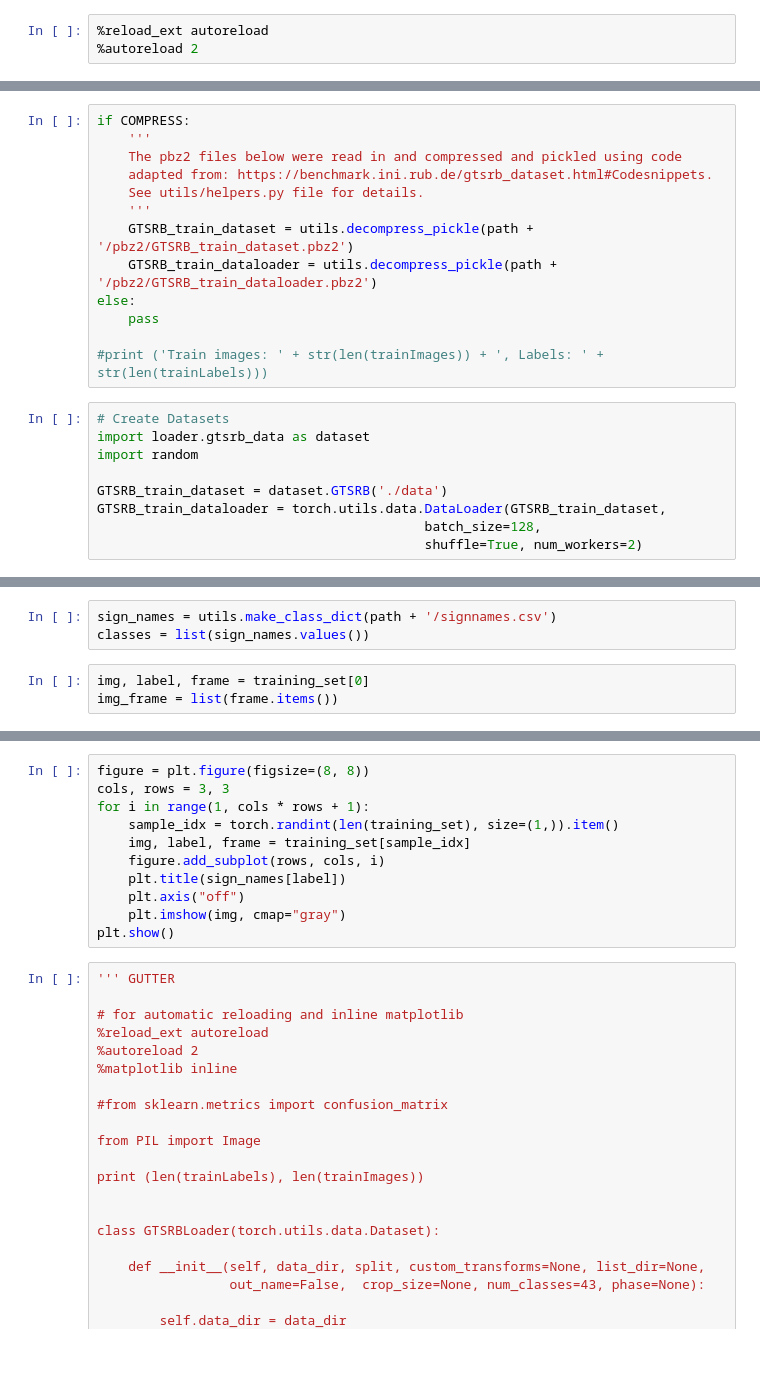
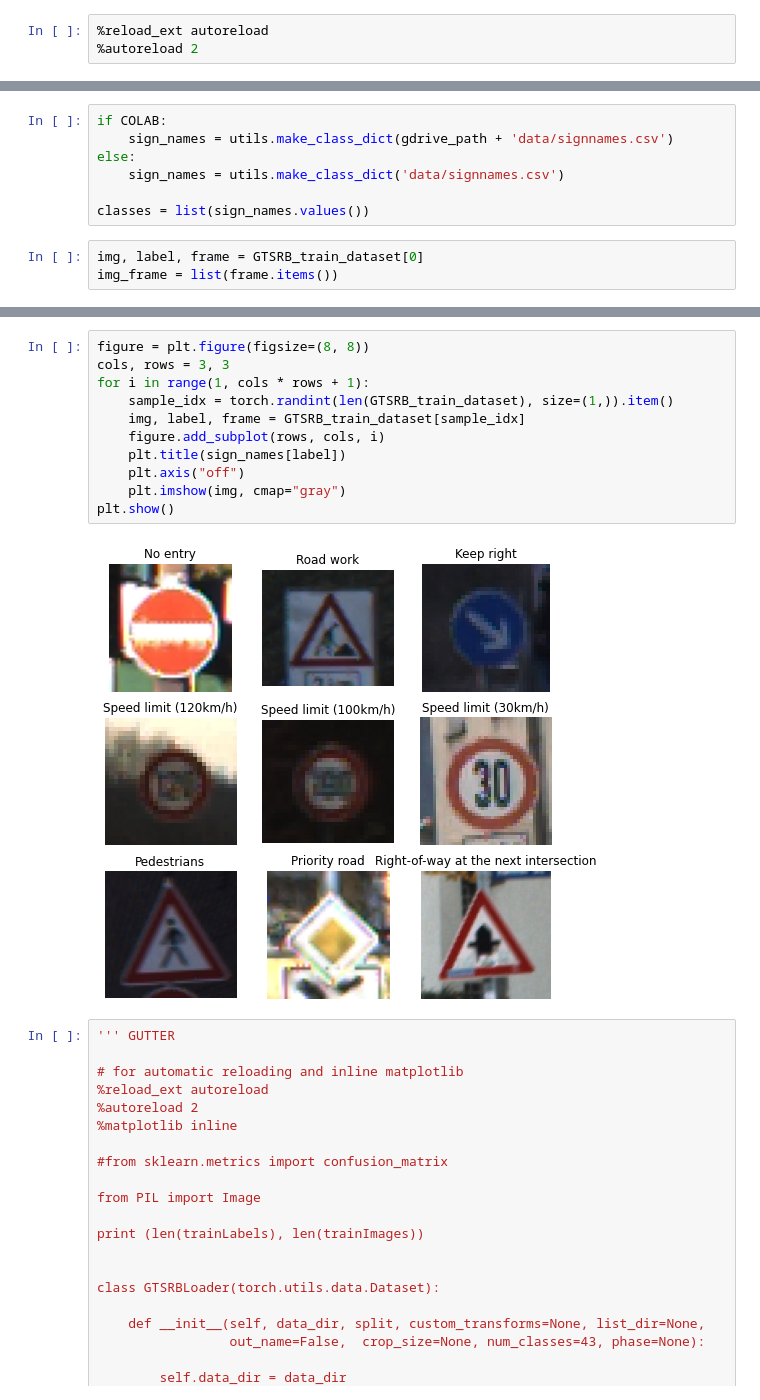
Before and after one commit to geraldmc/DL4CV-2022, a Jupyter notebook: project-I/gtsrb_loader.ipynb, the cells around one changed output, grey strips where cells are left out. Saved outputs shown, nothing was run; the diff lists cells and outputs as text; blank space fills up the shorter version.

```diff
--- a/project-I/gtsrb_loader.ipynb
+++ b/project-I/gtsrb_loader.ipynb
@@ -45,22 +55,0 @@ Training                        traffic-signs-data.zip
-# %%
-if COMPRESS:
-    '''
-    The pbz2 files below were read in and compressed and pickled using code
-    adapted from: https://benchmark.ini.rub.de/gtsrb_dataset.html#Codesnippets.
-    See utils/helpers.py file for details.
-    '''
-    GTSRB_train_dataset = utils.decompress_pickle(path + '/pbz2/GTSRB_train_dataset.pbz2')
-    GTSRB_train_dataloader = utils.decompress_pickle(path + '/pbz2/GTSRB_train_dataloader.pbz2')
-else:
-    pass
-
-#print ('Train images: ' + str(len(trainImages)) + ', Labels: ' + str(len(trainLabels)))
-# %%
-# Create Datasets
-import loader.gtsrb_data as dataset
-import random
-
-GTSRB_train_dataset = dataset.GTSRB('./data')
-GTSRB_train_dataloader = torch.utils.data.DataLoader(GTSRB_train_dataset,
-                                          batch_size=128,
-                                          shuffle=True, num_workers=2)
@@ -72,8 +56,12 @@ utils.compress_pickle('GTSRB_train_dataloader', GTSRB_train_dataloader)
 # %%
-sign_names = utils.make_class_dict(path + '/signnames.csv')
+if COLAB:
+    sign_names = utils.make_class_dict(gdrive_path + 'data/signnames.csv')
+else:
+    sign_names = utils.make_class_dict('data/signnames.csv')
+
 classes = list(sign_names.values())
 # %%
-img, label, frame = training_set[0]
+img, label, frame = GTSRB_train_dataset[0]
 img_frame = list(frame.items())
 # %%
 img_frame[3][1]
@@ -80,14 +70,16 @@ img_frame[3][1]
 # %%
 figure = plt.figure(figsize=(8, 8))
 cols, rows = 3, 3
 for i in range(1, cols * rows + 1):
-    sample_idx = torch.randint(len(training_set), size=(1,)).item()
-    img, label, frame = training_set[sample_idx]
+    sample_idx = torch.randint(len(GTSRB_train_dataset), size=(1,)).item()
+    img, label, frame = GTSRB_train_dataset[sample_idx]
     figure.add_subplot(rows, cols, i)
     plt.title(sign_names[label])
     plt.axis("off")
     plt.imshow(img, cmap="gray")
 plt.show()
+# %% [output]
+[figure, added]
 # %%
 ''' GUTTER
 
```
Also changed, not shown: parts of 4 cells of this notebook, 1 other file.
